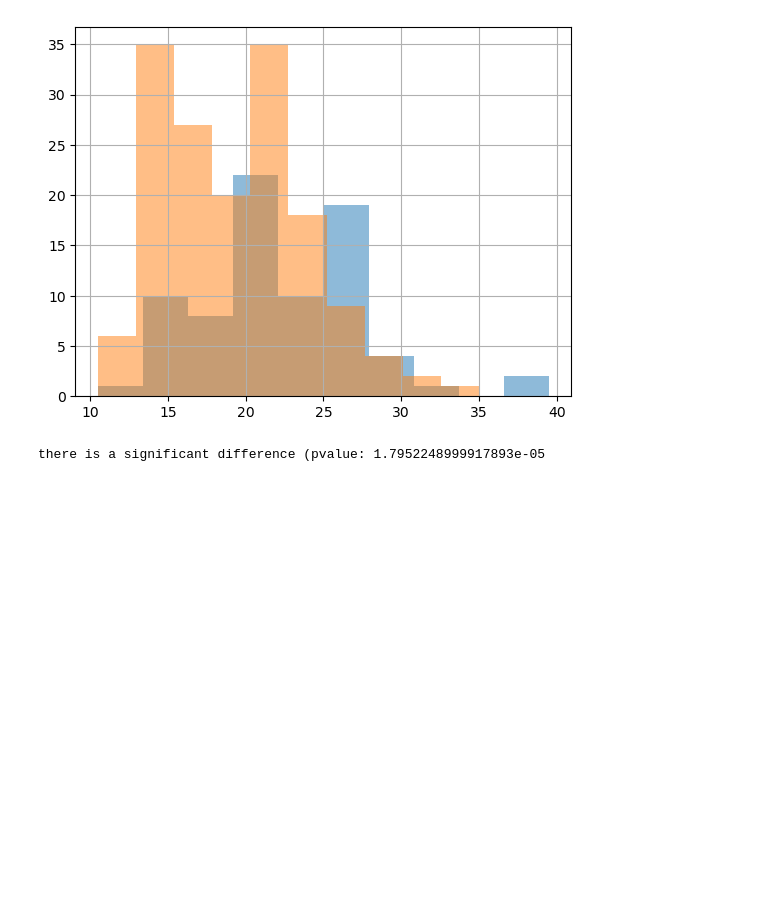
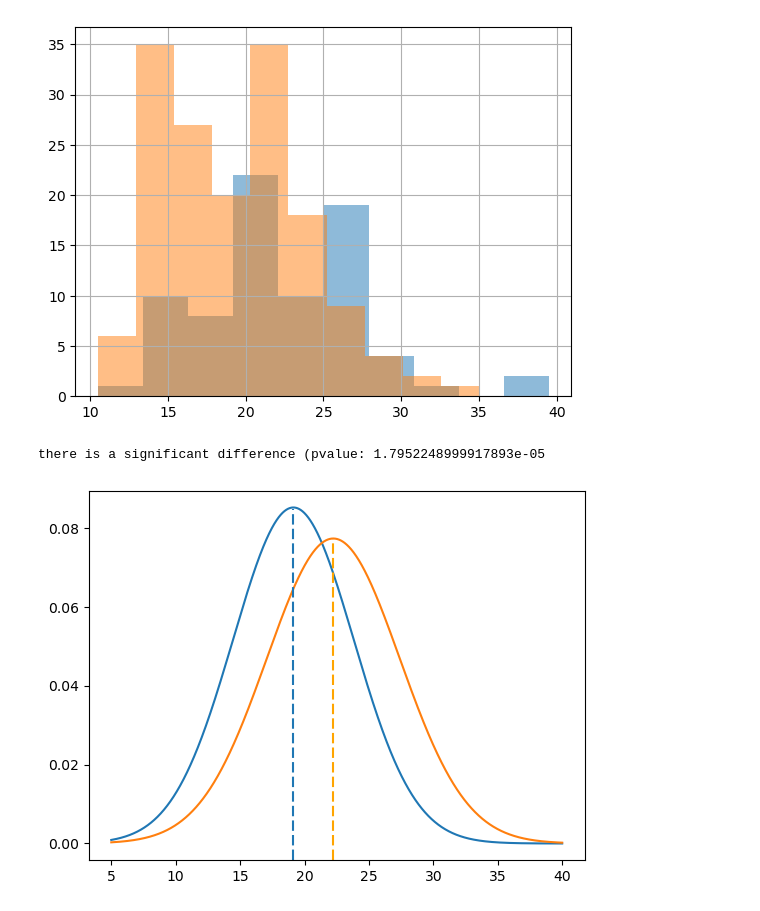
Before and after one commit to Andy-Jensen/statistics-exercises, a Jupyter notebook: hypothesis_testing.ipynb, the cells around one changed output. Cells and saved outputs as stored; diff of their text form; code cells hidden in the pictures; blank space fills up the shorter version.

Commit message:
added graph

```diff
--- a/hypothesis_testing.ipynb
+++ b/hypothesis_testing.ipynb
@@ -200,3 +200,27 @@ else:
     print(f'there is not a significant difference (pvalue: {p})')
 # %% [output]
 there is a significant difference (pvalue: 1.7952248999917893e-05
+# %%
+import statistics
+from scipy.stats import norm
+x_axis = np.arange(5, 40, 0.01)
+
+# Calculating mean and standard deviation
+mean = statistics.mean(automatic['fuel_efficiency'])
+sd = statistics.stdev(automatic['fuel_efficiency'])
+
+plt.plot(x_axis, norm.pdf(x_axis, mean, sd))
+
+mean2 = statistics.mean(manual['fuel_efficiency'])
+sd2 = statistics.stdev(manual['fuel_efficiency'])
+plt.plot(x_axis, norm.pdf(x_axis, mean2, sd2))
+
+plt.axvline(x=mean, ymax=.95, dashes= (5, 2))
+plt.axvline(x=mean2, ymax=.87, dashes=(5,2), c='orange')
+
+
+
+
+plt.show()
+# %% [output]
+[figure, added]
```
